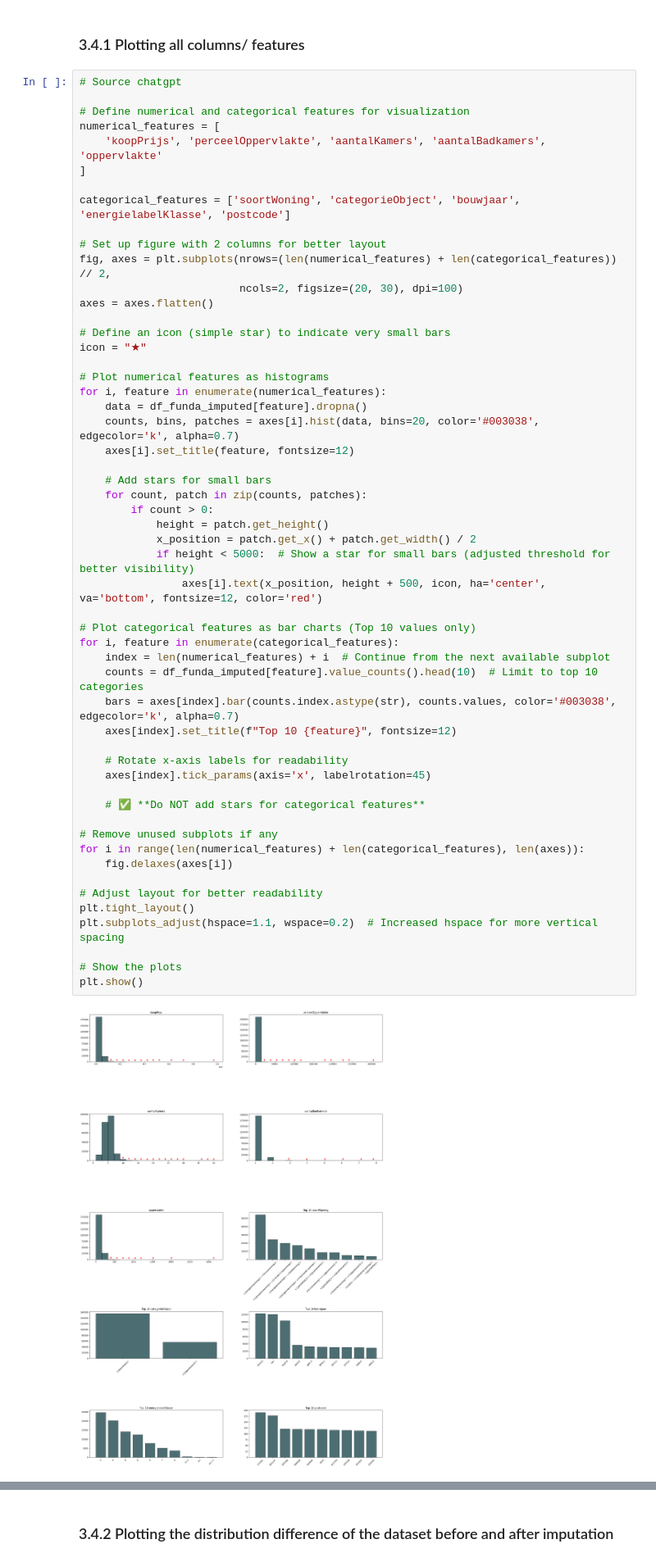
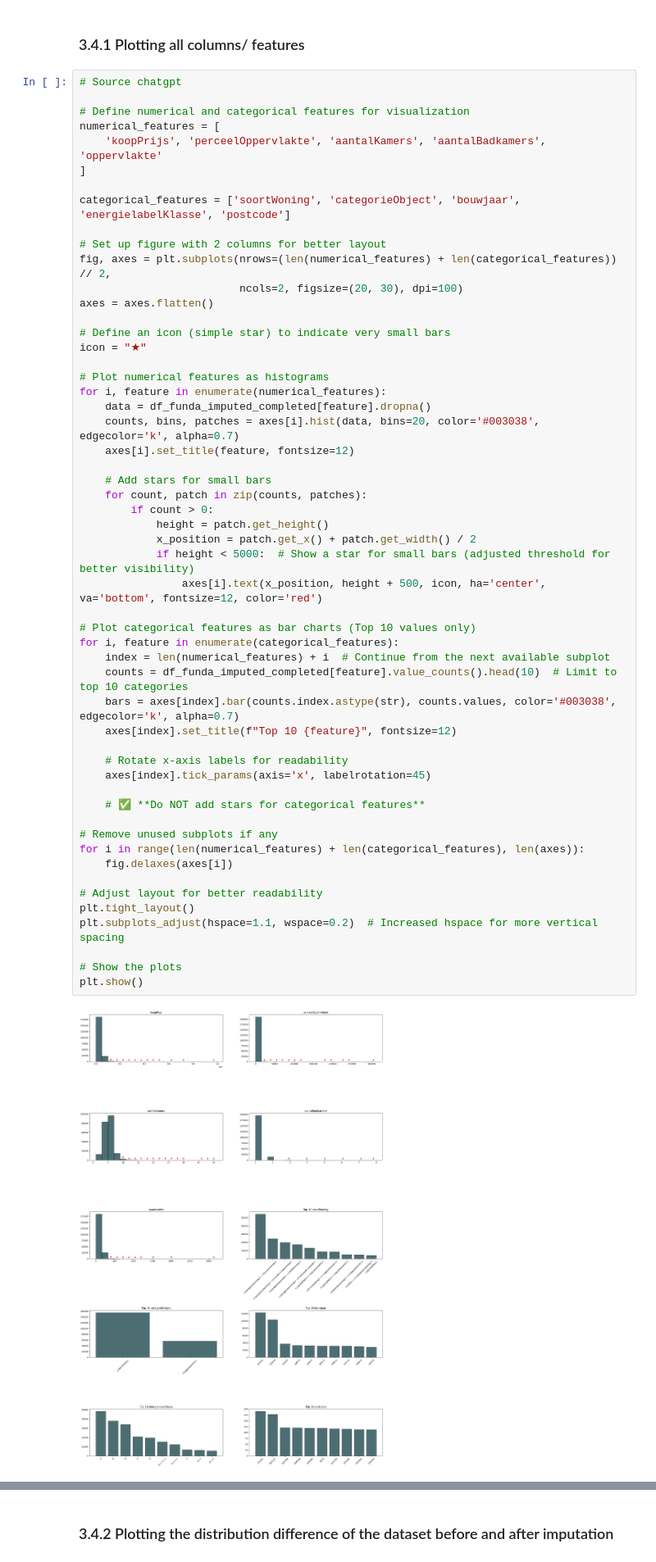
Before and after one commit to Josey-mc2/House-pricing-analysis, a Jupyter notebook: funda_analysis_ai_resit.ipynb, the cells around one changed output, grey strips where cells are left out. Shown at 82% size. Drawn from its saved outputs; the diff is of its cells as text.

```diff
--- a/funda_analysis_ai_resit.ipynb
+++ b/funda_analysis_ai_resit.ipynb
@@ -1185,42 +1235,42 @@ icon = "★"
 
 # Plot numerical features as histograms
 for i, feature in enumerate(numerical_features):
-    data = df_funda_imputed[feature].dropna()
+    data = df_funda_imputed_completed[feature].dropna()
     counts, bins, patches = axes[i].hist(data, bins=20, color='#003038', edgecolor='k', alpha=0.7)
     axes[i].set_title(feature, fontsize=12)
 
     # Add stars for small bars
     for count, patch in zip(counts, patches):
         if count > 0:
             height = patch.get_height()
             x_position = patch.get_x() + patch.get_width() / 2
             if height < 5000:  # Show a star for small bars (adjusted threshold for better visibility)
                 axes[i].text(x_position, height + 500, icon, ha='center', va='bottom', fontsize=12, color='red')
 
 # Plot categorical features as bar charts (Top 10 values only)
 for i, feature in enumerate(categorical_features):
     index = len(numerical_features) + i  # Continue from the next available subplot
-    counts = df_funda_imputed[feature].value_counts().head(10)  # Limit to top 10 categories
+    counts = df_funda_imputed_completed[feature].value_counts().head(10)  # Limit to top 10 categories
     bars = axes[index].bar(counts.index.astype(str), counts.values, color='#003038', edgecolor='k', alpha=0.7)
     axes[index].set_title(f"Top 10 {feature}", fontsize=12)
 
     # Rotate x-axis labels for readability
     axes[index].tick_params(axis='x', labelrotation=45)
 
     # ✅ **Do NOT add stars for categorical features**
 
 # Remove unused subplots if any
 for i in range(len(numerical_features) + len(categorical_features), len(axes)):
     fig.delaxes(axes[i])
 
 # Adjust layout for better readability
 plt.tight_layout()
 plt.subplots_adjust(hspace=1.1, wspace=0.2)  # Increased hspace for more vertical spacing
 
 # Show the plots
 plt.show()
 # %% [output]
-[figure, old version]
+[figure, new version]
 # %% [markdown]
 #### **<span style="color:#7AD6C7; font-size:32px; font-family:'Times New Roman';">Feature Distributions and Interpretations (Funda Housing Dataset)</span>**
 
```
Also changed, not shown: parts of 13 cells of this notebook.
